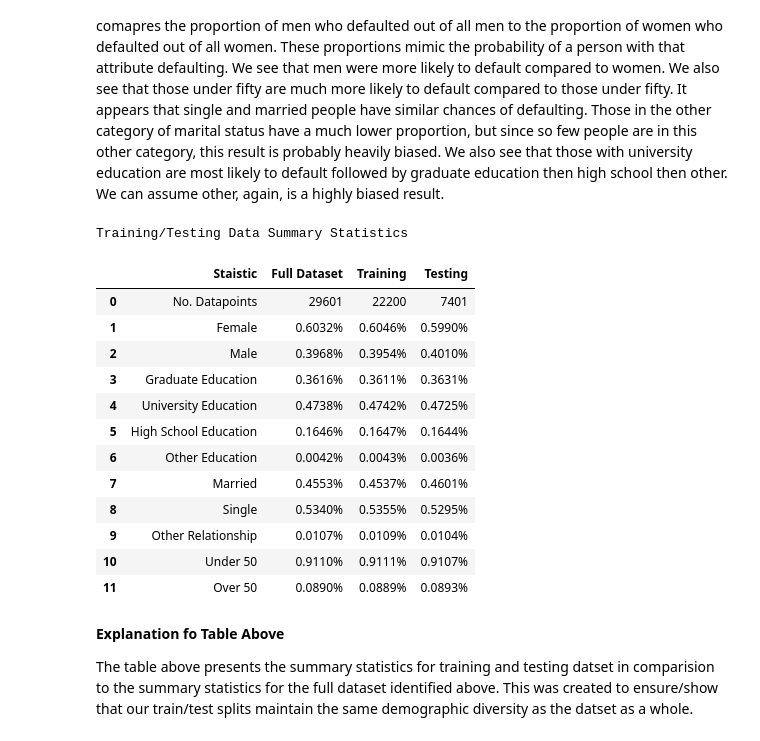
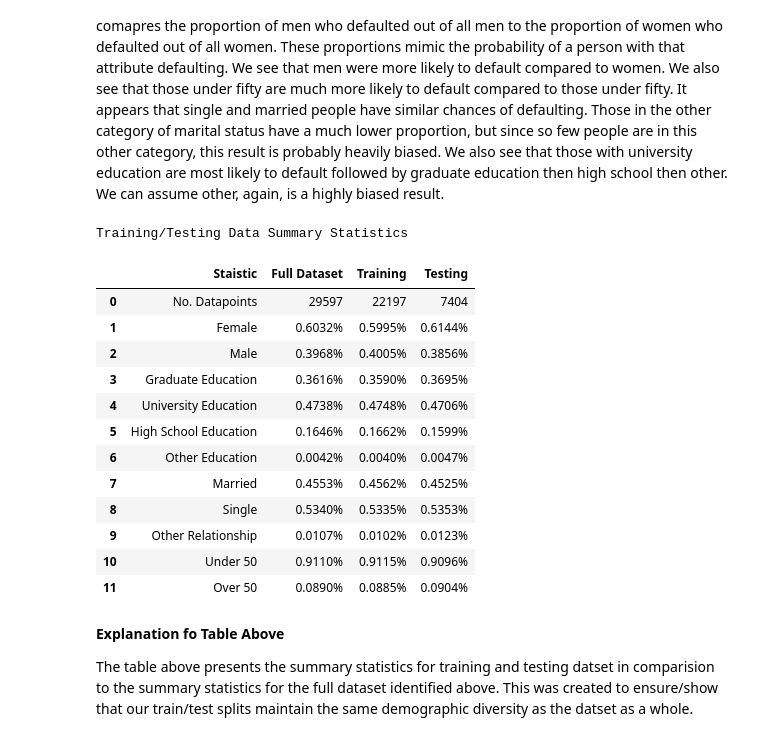
Before and after one commit to dylancvb/credit_risk_prediction, a Jupyter notebook: phase3.ipynb, the cells around one changed output. Cells and saved outputs as stored; diff of their text form; code cells hidden in the pictures.

```diff
--- a/phase3.ipynb
+++ b/phase3.ipynb
@@ -267,9 +267,17 @@ X = df.drop('default payment next month', axis=1)
 X = X.drop('sex_male',axis = 1)
 X = X.drop('graduate_education',axis=1)
 X = X.drop('married',axis=1)
+# Ensure these indices in test for results sectionX.drop
+test_indices = [27472,6671,9600, 20463]
+X_hardcoded = X.iloc[test_indices]
+Y_hardcoded = Y.iloc[test_indices]
+X = X.drop(test_indices)
+Y = Y.drop(test_indices)
+X_train, X_test, y_train, y_test = train_test_split(X, Y, test_size=0.25)
+# Including all features
+X_test = pd.concat([X_test,X_hardcoded], axis=0)
+y_test = pd.concat([y_test,Y_hardcoded], axis=0)
 
-# Including all features
-X_train, X_test, y_train, y_test = train_test_split(X, Y, test_size=0.25,)
 
 # Don't evaluate on sensitive features
 protected_cols = ['university_education','highschool_education', 'other_education','single','marriage_other','sex_female', 'AGE']
@@ -288,45 +296,45 @@ full_len = len(X)
 
 def get_percents(idx_tuple, total_len):
   percents = []
   for idx in idx_tuple:
     p = len(idx)/total_len
     percents.append('%.4f'%(p)+"%")
   return percents
 
 train_group_idx = get_group_idx(X_train)
 train_stats = [train_len] + get_percents(train_group_idx, train_len)
 
 test_group_idx = get_group_idx(X_test)
 test_stats = [test_len] + get_percents(test_group_idx, test_len)
 
 full_group_idx = get_group_idx(X)
 full_stats = [full_len] + get_percents(full_group_idx, len(X))
 
 print("Training/Testing Data Summary Statistics")
 summary_stats = {
     'Staistic': ['No. Datapoints', 'Female','Male', 'Graduate Education', "University Education", "High School Education", "Other Education", "Married", "Single", "Other Relationship", "Under 50", "Over 50"],
     'Full Dataset': full_stats,
     'Training': train_stats,
     'Testing': test_stats,
 }
 summary_stats_df = pd.DataFrame(data=summary_stats)
 
 display(summary_stats_df)
 # %% [output]
 Training/Testing Data Summary Statistics
 |  | Staistic | Full Dataset | Training | Testing |
-| 0 | No. Datapoints | 29601 | 22200 | 7401 |
-| 1 | Female | 0.6032% | 0.6046% | 0.5990% |
-| 2 | Male | 0.3968% | 0.3954% | 0.4010% |
-| 3 | Graduate Education | 0.3616% | 0.3611% | 0.3631% |
-| 4 | University Education | 0.4738% | 0.4742% | 0.4725% |
-| 5 | High School Education | 0.1646% | 0.1647% | 0.1644% |
-| 6 | Other Education | 0.0042% | 0.0043% | 0.0036% |
-| 7 | Married | 0.4553% | 0.4537% | 0.4601% |
-| 8 | Single | 0.5340% | 0.5355% | 0.5295% |
-| 9 | Other Relationship | 0.0107% | 0.0109% | 0.0104% |
-| 10 | Under 50 | 0.9110% | 0.9111% | 0.9107% |
-| 11 | Over 50 | 0.0890% | 0.0889% | 0.0893% |
+| 0 | No. Datapoints | 29597 | 22197 | 7404 |
+| 1 | Female | 0.6032% | 0.5995% | 0.6144% |
+| 2 | Male | 0.3968% | 0.4005% | 0.3856% |
+| 3 | Graduate Education | 0.3616% | 0.3590% | 0.3695% |
+| 4 | University Education | 0.4738% | 0.4748% | 0.4706% |
+| 5 | High School Education | 0.1646% | 0.1662% | 0.1599% |
+| 6 | Other Education | 0.0042% | 0.0040% | 0.0047% |
+| 7 | Married | 0.4553% | 0.4562% | 0.4525% |
+| 8 | Single | 0.5340% | 0.5335% | 0.5353% |
+| 9 | Other Relationship | 0.0107% | 0.0102% | 0.0123% |
+| 10 | Under 50 | 0.9110% | 0.9115% | 0.9096% |
+| 11 | Over 50 | 0.0890% | 0.0885% | 0.0904% |
 # %% [markdown]
 **Explanation fo Table Above**
 
```
Also changed, not shown: parts of 19 cells of this notebook.
